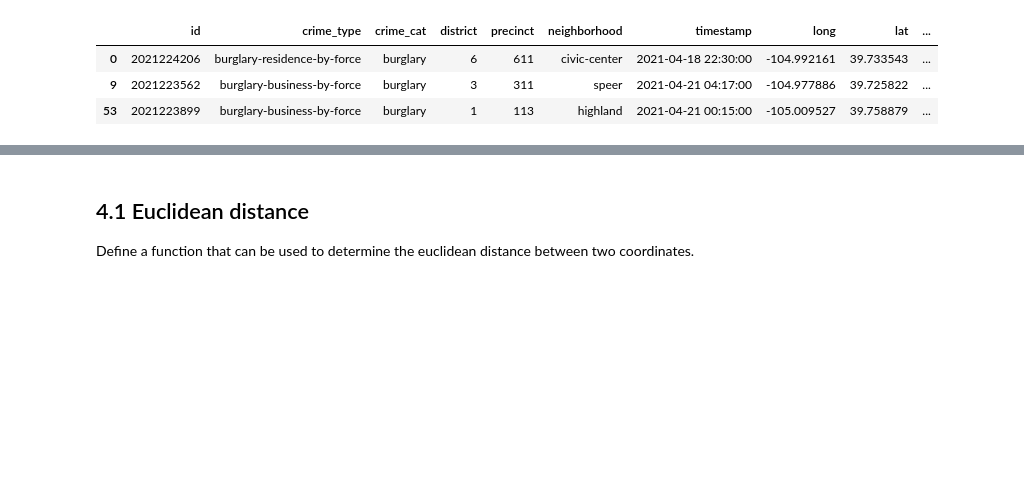
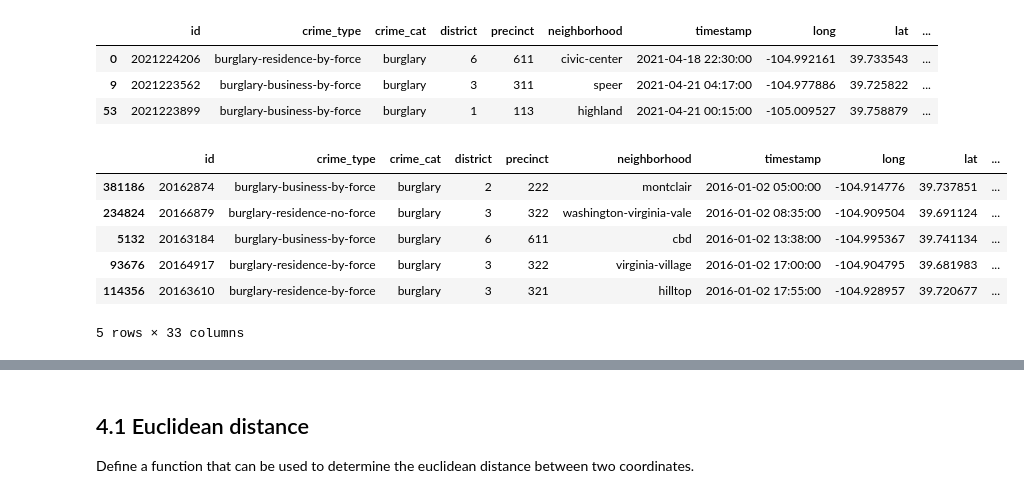
Before and after one commit to pxtn/zhaw-bsc-thesis-network-science, a Jupyter notebook: notebooks/1_data_prep.ipynb, the cells around one changed output, grey strips where cells are left out. Drawn from its saved outputs; the diff is of its cells as text; code cells hidden in the pictures; blank space fills up the shorter version.

```diff
--- a/notebooks/1_data_prep.ipynb
+++ b/notebooks/1_data_prep.ipynb
@@ -328,3 +331,13 @@ df.head(3)
 # %%
 # Sort records by timestamp
 df = df.sort_values(by=['timestamp'])
+# %%
+df.head(5)
+# %% [output]
+|  | id | crime_type | crime_cat | district | precinct | neighborhood | timestamp | long | lat | ... |
+| 381186 | 20162874 | burglary-business-by-force | burglary | 2 | 222 | montclair | 2016-01-02 05:00:00 | -104.914776 | 39.737851 | ... |
+| 234824 | 20166879 | burglary-residence-no-force | burglary | 3 | 322 | washington-virginia-vale | 2016-01-02 08:35:00 | -104.909504 | 39.691124 | ... |
+| 5132 | 20163184 | burglary-business-by-force | burglary | 6 | 611 | cbd | 2016-01-02 13:38:00 | -104.995367 | 39.741134 | ... |
+| 93676 | 20164917 | burglary-residence-by-force | burglary | 3 | 322 | virginia-village | 2016-01-02 17:00:00 | -104.904795 | 39.681983 | ... |
+| 114356 | 20163610 | burglary-residence-by-force | burglary | 3 | 321 | hilltop | 2016-01-02 17:55:00 | -104.928957 | 39.720677 | ... |
+5 rows × 33 columns
```
Also changed, not shown: parts of 21 cells of this notebook, 23 other files.
